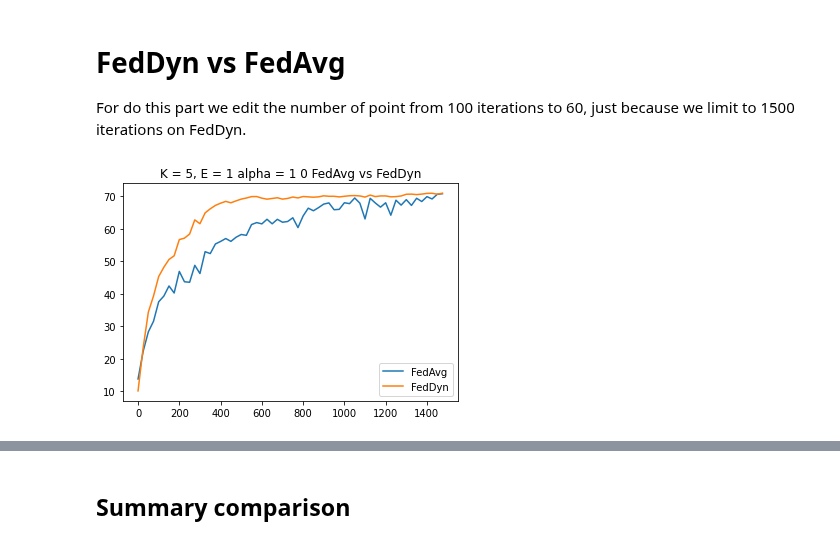
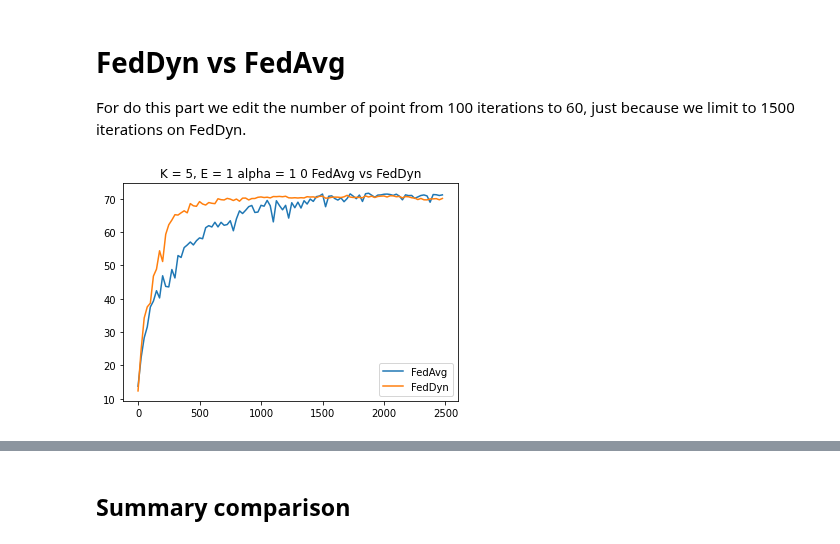
Before and after one commit to mattiadutto/aml_federeted_learning, a Jupyter notebook: plots.ipynb, the cells around one changed output, grey strips where cells are left out. Saved outputs shown, nothing was run; the diff lists cells and outputs as text; code cells hidden in the pictures.

Commit message:
Fix plots.ipynb

```diff
--- a/plots.ipynb
+++ b/plots.ipynb
@@ -122,15 +122,15 @@ plot(f"K = {K}, E = {E} alpha = {alpha}, Transformation", x, [accuracies, accur
 # FedDyn vs FedAvg
 For do this part we edit the number of point from 100 iterations to 60, just because we limit to 1500 iterations on FedDyn.
 # %%
-NUMBER_OF_POINTS = 60
-ACCURACY_SCALE = 25
-x = np.array(range(NUMBER_OF_POINTS)) * ACCURACY_SCALE
+#NUMBER_OF_POINTS = 60
+#ACCURACY_SCALE = 25
+#x = np.array(range(NUMBER_OF_POINTS)) * ACCURACY_SCALE
 # %%
 K, E, alpha, accuracies = parseJSON("artifacts/ALPHA_10.0_E_1_K_5.json")
-K1, E1, alpha_1, accuracies_1 = parseJSON("artifacts/FEDDYN_ALPHA_10.0_E_1_K_5.json")
+K1, E1, alpha_1, accuracies_1 = parseJSON("artifacts/FEDDYN_ALPHA_0.001_ALPHA_10.0_E_1_K_5.json")
 
 plot(f"K = {K}, E = {E} alpha = {alpha} FedAvg vs FedDyn", x, [accuracies, accuracies_1], ["FedAvg", "FedDyn"])
 # %% [output]
-[figure, old version]
+[figure, new version]
 # %%
 # Comparison different values of alpha
```
Also changed, not shown: parts of 5 cells of this notebook.
